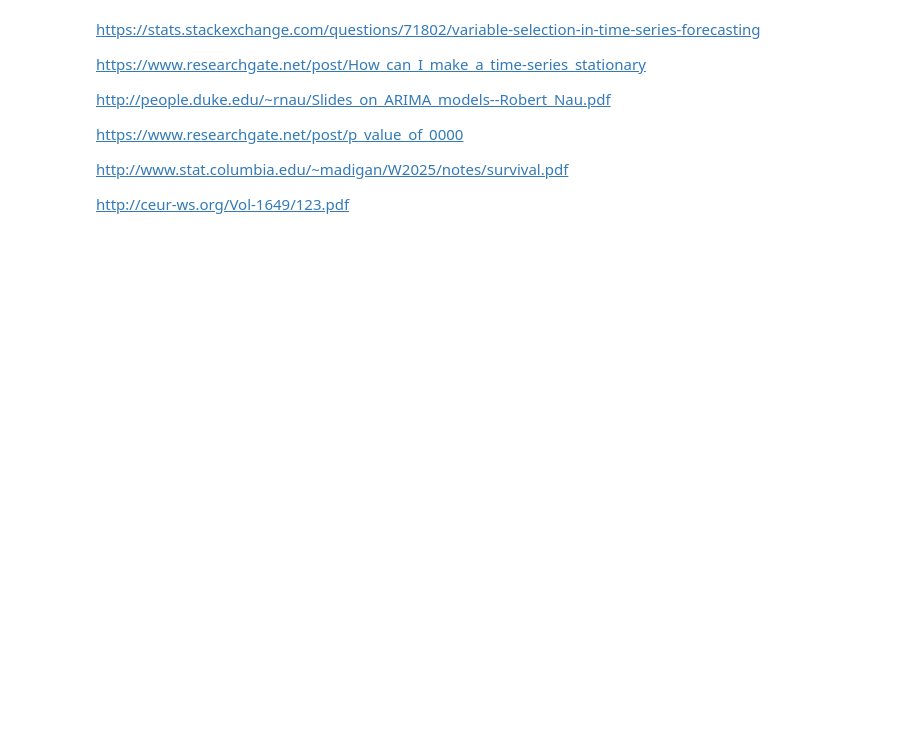
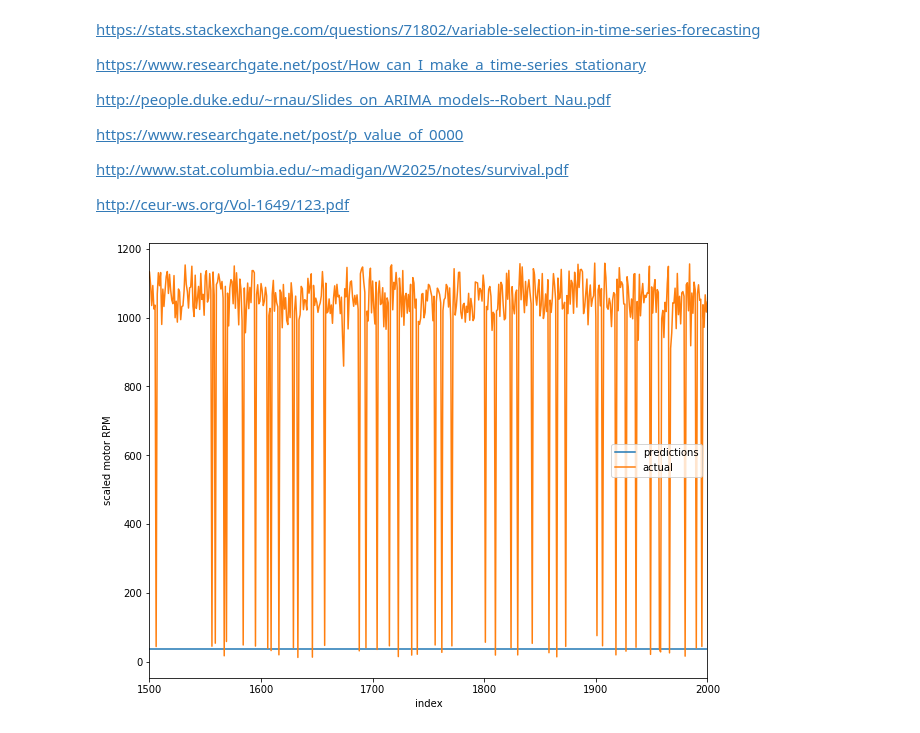
Before and after one commit to ajeyamk/challenges, a Jupyter notebook: data-science/Data science challenge.ipynb, the cells around one changed output. Saved outputs shown, nothing was run; the diff lists cells and outputs as text; code cells hidden in the pictures; blank space fills up the shorter version.

Commit message:
Building LSTM

```diff
--- a/data-science/Data science challenge.ipynb
+++ b/data-science/Data science challenge.ipynb
@@ -804,0 +689,29 @@ plt.show()
+# %%
+def preprocess(X, y, window = 5):
+    pred, target = [], []
+    for i in range(window, len(X)):
+        pred.append(X.iloc[i-window:i].values)
+        target.append(X['rpm'].iloc[i])
+    X_p, y_p = np.array(pred), np.array(target)
+    X_p = np.reshape(X_p, (X_p.shape[0], X_p.shape[1], len(X.columns)))
+    return X_p, y_p
+# %%
+X_train, y_train = preprocess(X_train, y_train)
+X_valid, y_valid = preprocess(X_valid, y_valid)
+# %%
+import keras
+from keras.models import Sequential
+from keras.layers import Dense
+from keras.layers import LSTM
+from keras.layers import Dropout
+
+model = Sequential()
+model.add(LSTM(units=200, return_sequences=False, input_shape=(5, len(X.columns))))
+model.add(Dropout(rate =0.2))
+model.add(Dense(1, activation='relu'))
+
+model.compile(optimizer='adam', loss = 'mean_squared_error')
+model.fit(X_train, y_train, epochs=10, batch_size=200)
+
+# y_pred = classifier.predict(X_valid)
+# y_pred = (y_pred > 0.5)
@@ -805,3 +740,5 @@ plt.show()
+# %%
+predictions = model.predict(X_valid)
 # %% [markdown]
 https://stats.stackexchange.com/questions/71802/variable-selection-in-time-series-forecasting
 
@@ -814,3 +751,15 @@ https://www.researchgate.net/post/p_value_of_0000
 http://www.stat.columbia.edu/~madigan/W2025/notes/survival.pdf
 
 http://ceur-ws.org/Vol-1649/123.pdf
+# %%
+
+plt.figure(figsize=(10,8))
+plt.plot(predictions)
+plt.plot(y_valid)
+plt.ylabel('scaled motor RPM')
+plt.xlabel('index')
+plt.legend(['predictions', 'actual'])
+plt.xlim((1500, 2000))
+plt.show()
+# %% [output]
+[figure, added]
```
Also changed, not shown: parts of 8 cells of this notebook.
